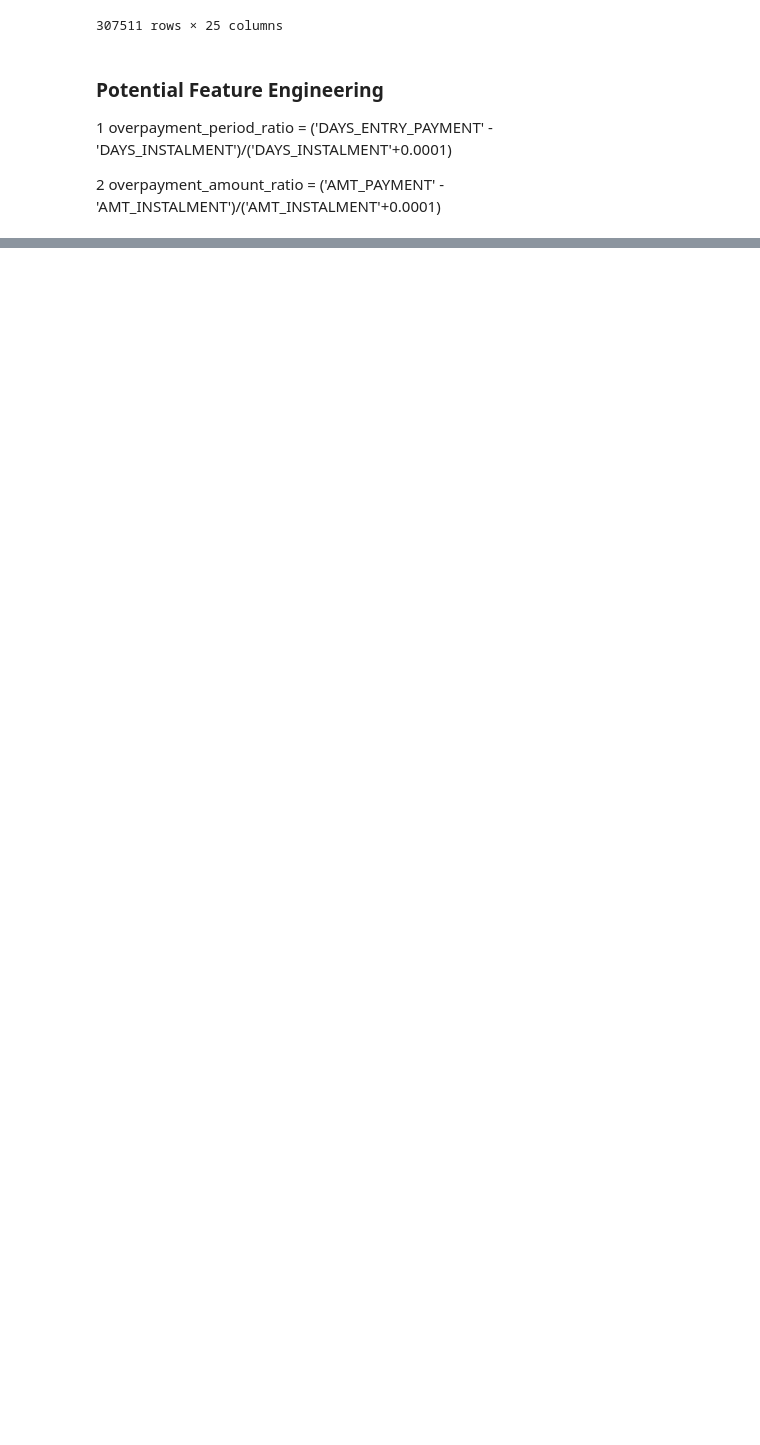
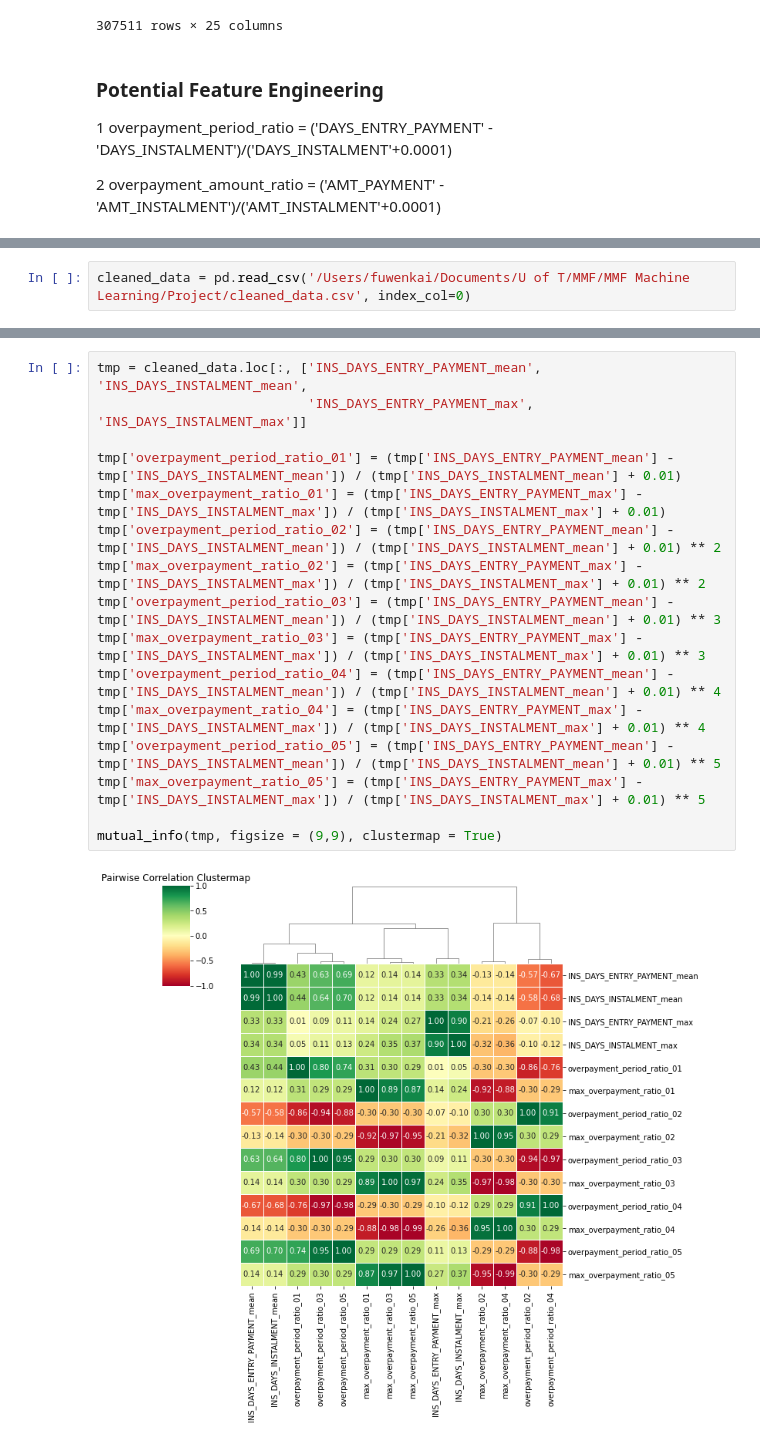
Before and after one commit to FUWENKAI6/MMF_Machine_Learning, a Jupyter notebook: data_EDA_Installment_part.ipynb, the cells around one changed output, grey strips where cells are left out. Cells and saved outputs as stored; diff of their text form; blank space fills up the shorter version.

```diff
--- a/data_EDA_Installment_part.ipynb
+++ b/data_EDA_Installment_part.ipynb
@@ -390,0 +397,2 @@ overpayment_amount_ratio = ('AMT_PAYMENT' - 'AMT_INSTALMENT')/('AMT_INSTALMENT'+
+# %%
+cleaned_data = pd.read_csv('/Users/fuwenkai/Documents/U of T/MMF/MMF Machine Learning/Project/cleaned_data.csv', index_col=0)
@@ -390,0 +445,18 @@ overpayment_amount_ratio = ('AMT_PAYMENT' - 'AMT_INSTALMENT')/('AMT_INSTALMENT'+
+# %%
+tmp = cleaned_data.loc[:, ['INS_DAYS_ENTRY_PAYMENT_mean', 'INS_DAYS_INSTALMENT_mean',
+                           'INS_DAYS_ENTRY_PAYMENT_max', 'INS_DAYS_INSTALMENT_max']]
+
+tmp['overpayment_period_ratio_01'] = (tmp['INS_DAYS_ENTRY_PAYMENT_mean'] - tmp['INS_DAYS_INSTALMENT_mean']) / (tmp['INS_DAYS_INSTALMENT_mean'] + 0.01)
+tmp['max_overpayment_ratio_01'] = (tmp['INS_DAYS_ENTRY_PAYMENT_max'] - tmp['INS_DAYS_INSTALMENT_max']) / (tmp['INS_DAYS_INSTALMENT_max'] + 0.01)
+tmp['overpayment_period_ratio_02'] = (tmp['INS_DAYS_ENTRY_PAYMENT_mean'] - tmp['INS_DAYS_INSTALMENT_mean']) / (tmp['INS_DAYS_INSTALMENT_mean'] + 0.01) ** 2
+tmp['max_overpayment_ratio_02'] = (tmp['INS_DAYS_ENTRY_PAYMENT_max'] - tmp['INS_DAYS_INSTALMENT_max']) / (tmp['INS_DAYS_INSTALMENT_max'] + 0.01) ** 2
+tmp['overpayment_period_ratio_03'] = (tmp['INS_DAYS_ENTRY_PAYMENT_mean'] - tmp['INS_DAYS_INSTALMENT_mean']) / (tmp['INS_DAYS_INSTALMENT_mean'] + 0.01) ** 3
+tmp['max_overpayment_ratio_03'] = (tmp['INS_DAYS_ENTRY_PAYMENT_max'] - tmp['INS_DAYS_INSTALMENT_max']) / (tmp['INS_DAYS_INSTALMENT_max'] + 0.01) ** 3
+tmp['overpayment_period_ratio_04'] = (tmp['INS_DAYS_ENTRY_PAYMENT_mean'] - tmp['INS_DAYS_INSTALMENT_mean']) / (tmp['INS_DAYS_INSTALMENT_mean'] + 0.01) ** 4
+tmp['max_overpayment_ratio_04'] = (tmp['INS_DAYS_ENTRY_PAYMENT_max'] - tmp['INS_DAYS_INSTALMENT_max']) / (tmp['INS_DAYS_INSTALMENT_max'] + 0.01) ** 4
+tmp['overpayment_period_ratio_05'] = (tmp['INS_DAYS_ENTRY_PAYMENT_mean'] - tmp['INS_DAYS_INSTALMENT_mean']) / (tmp['INS_DAYS_INSTALMENT_mean'] + 0.01) ** 5
+tmp['max_overpayment_ratio_05'] = (tmp['INS_DAYS_ENTRY_PAYMENT_max'] - tmp['INS_DAYS_INSTALMENT_max']) / (tmp['INS_DAYS_INSTALMENT_max'] + 0.01) ** 5
+
+mutual_info(tmp, figsize = (9,9), clustermap = True)
+# %% [output]
+[figure, added]
```
Also changed, not shown: parts of 29 cells of this notebook.
